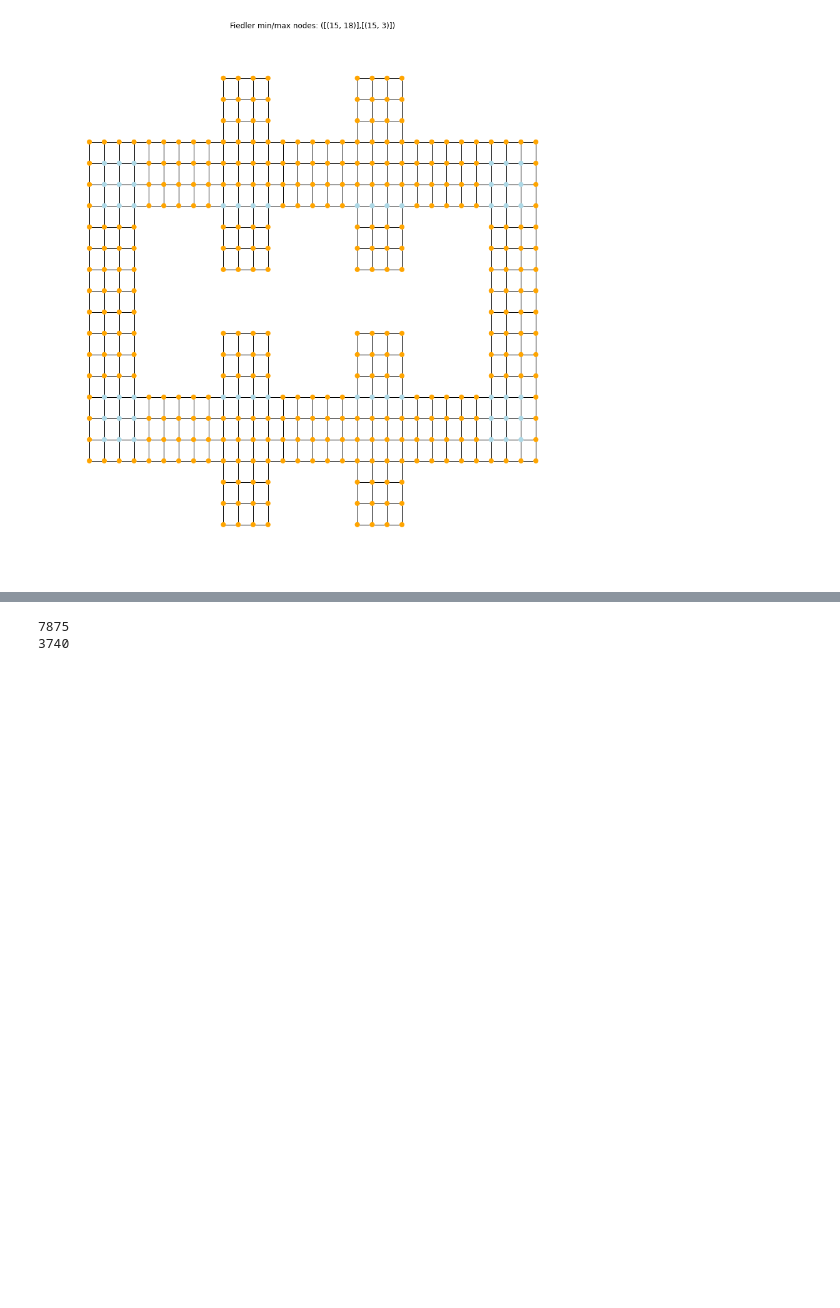
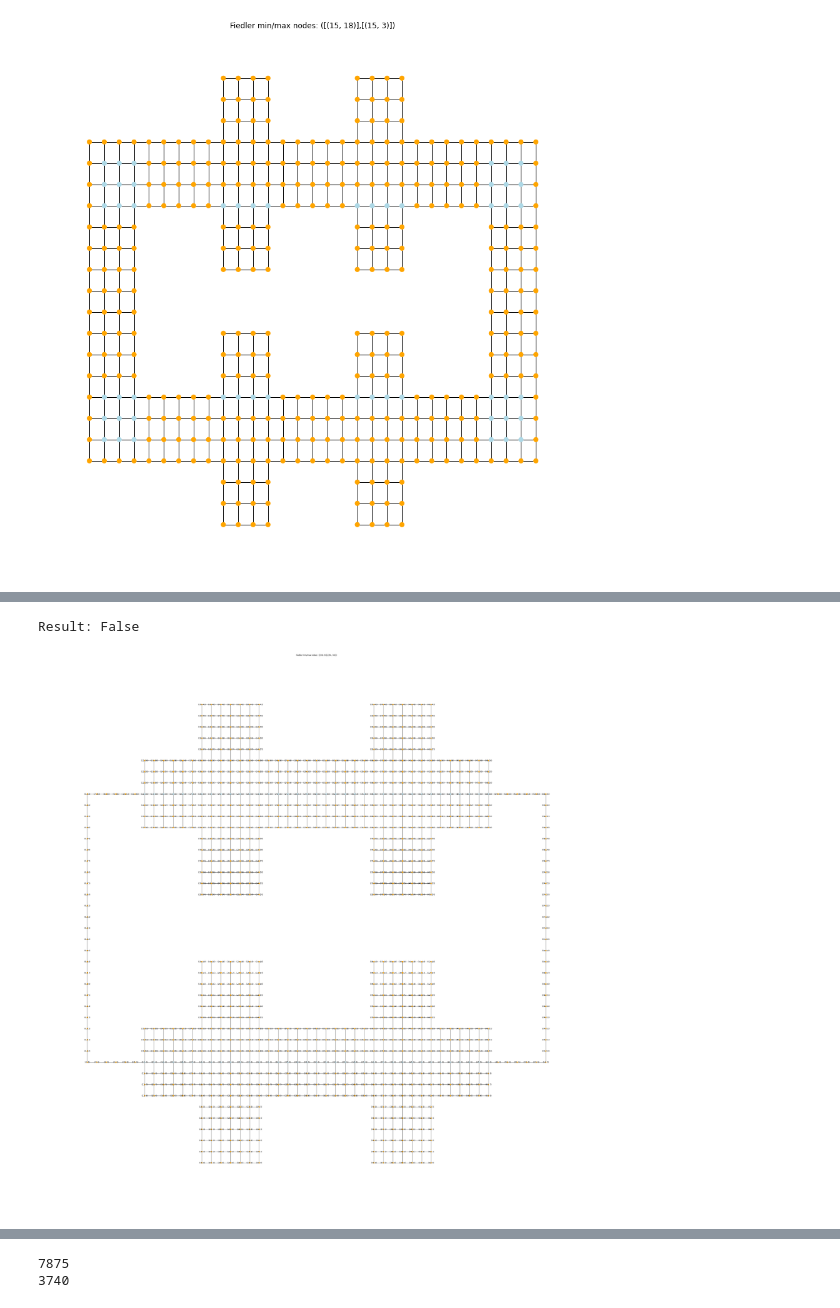
Before and after one commit to amaheshwari25/graph-hotspots, a Jupyter notebook: GraphHotSpots_Experiments.ipynb, the cells around one changed output, grey strips where cells are left out. Drawn from its saved outputs; the diff is of its cells as text; code cells hidden in the pictures; blank space fills up the shorter version.

```diff
--- a/GraphHotSpots_Experiments.ipynb
+++ b/GraphHotSpots_Experiments.ipynb
@@ -187,7 +188,7 @@ plt.show()
 ---
 ### Main function: CHECK CONJECTURE
 # %%
-def check_conjecture(G, pos=None, verbose=True, plot=True, with_lab=True, sz=600, fig_size=(12,12)):
+def check_conjecture(G, pos=None, verbose=True, plot=True, with_lab=True, sz=600, fig_size=(12,12), fname=None, incl_fiedler_ret=False, PHI2_THRESH=1e-7):
     '''
     Returns: (1)min Fiedler node, (2) max Fiedler node, (3) is planar?, (4) is convex?, (5) is strictly convex? (6) boundary set
     '''
@@ -208,11 +209,11 @@ def check_conjecture(G, pos=None, verbose=True, plot=True, with_lab=True, sz=600
 #     phi2 = nx.fiedler_vector(G, method='tracemin_lu')
 #     print('fiedler computed')
 
-
     min_val = min(phi2)
     max_val = max(phi2)
-    min_node_inds = [i for i in range(len(phi2)) if math.isclose(phi2[i], min_val, rel_tol=1e-7)]
-    max_node_inds = [i for i in range(len(phi2)) if math.isclose(phi2[i], max_val, rel_tol=1e-7)]
+
+    min_node_inds = [i for i in range(len(phi2)) if math.isclose(phi2[i], min_val, rel_tol=PHI2_THRESH)]
+    max_node_inds = [i for i in range(len(phi2)) if math.isclose(phi2[i], max_val, rel_tol=PHI2_THRESH)]
 
     min_nodes = [node_list[i] for i in range(len(node_list)) if i in min_node_inds]
     max_nodes = [node_list[i] for i in range(len(node_list)) if i in max_node_inds]
@@ -249,8 +250,15 @@ def check_conjecture(G, pos=None, verbose=True, plot=True, with_lab=True, sz=600
             nx.draw(G, node_color=colors, with_labels=with_lab, node_size=sz)
 
         plt.title("Fiedler min/max nodes: ("+str(min_nodes)+","+str(max_nodes)+")")
+
+        if fname is not None:
+            plt.savefig(fname, bbox_inches='tight')
+
         plt.show()
 
+    if incl_fiedler_ret:
+         return (conj_max and conj_min), min_nodes, max_nodes, is_plan, is_conv, is_strict_conv, bound_set, phi2
+
     return (conj_max and conj_min), min_nodes, max_nodes, is_plan, is_conv, is_strict_conv, bound_set
 # %% [markdown]
 ---
@@ -339,0 +386,7 @@ Result: True
+# %%
+cx = {}
+cx['conj'], cx['min_node'], cx['max_node'], cx['is_plan'], cx['is_conv'], cx['is_strict_conv'], cx['bound_set'], cx['phi2'] = check_conjecture(
+    blob_G, verbose=False, pos=blob_pos, with_lab=True, sz=60, fig_size=(50,50), fname="kleefeld_planar_cx.png", incl_fiedler_ret=True)
+# %% [output]
+Result: False
+[figure, added]
```
Also changed, not shown: parts of 24 cells of this notebook, 1 other file.
